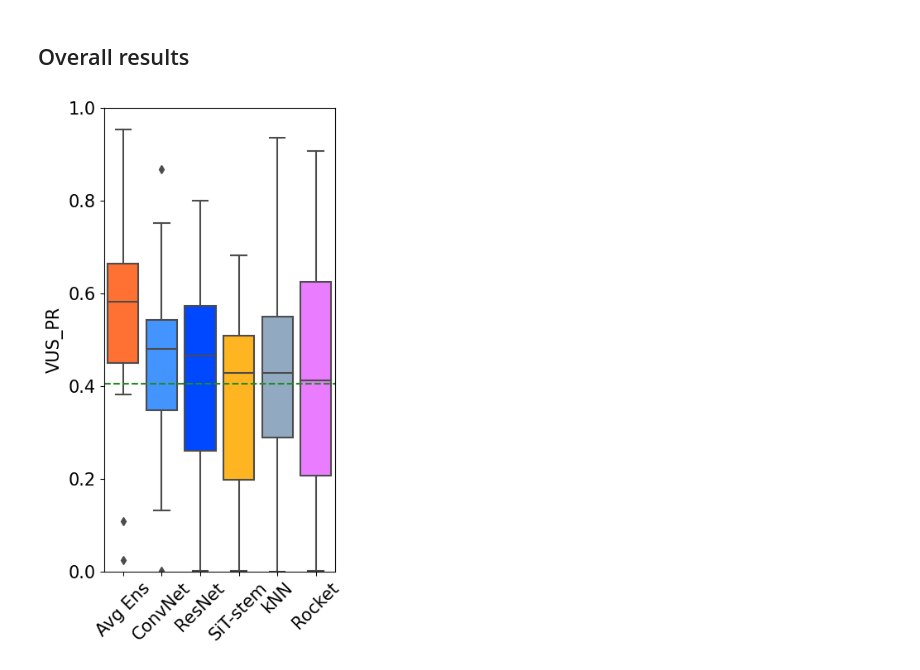
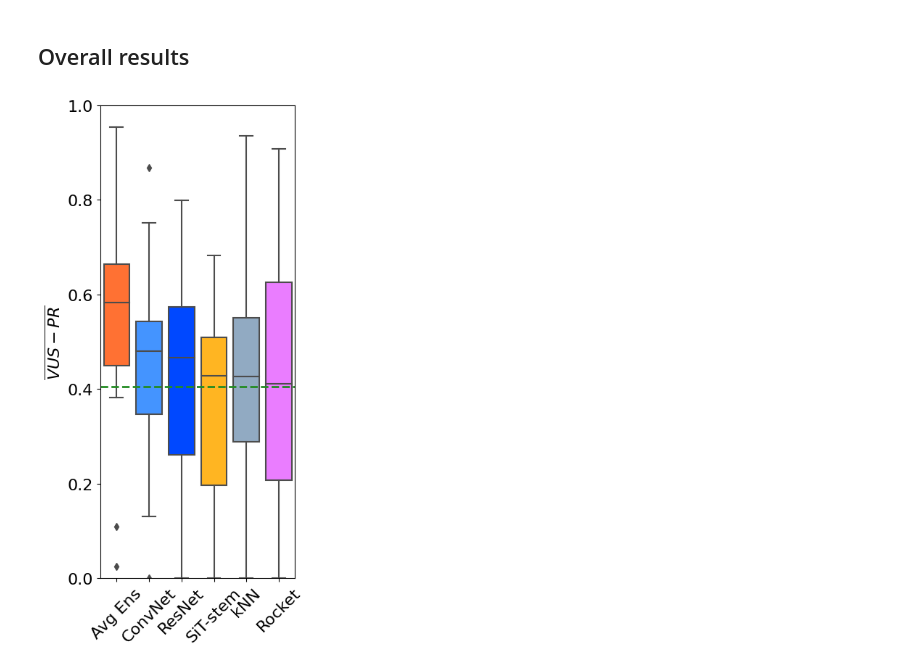
Before and after one commit to boniolp/MSAD, a Jupyter notebook: experiments/accuracy_analysis/Unsupervised_Evaluation.ipynb, the cells around one changed output. Saved outputs shown, nothing was run; the diff lists cells and outputs as text; code cells hidden in the pictures.

Commit message:
Finalizing plots

```diff
--- a/experiments/accuracy_analysis/Unsupervised_Evaluation.ipynb
+++ b/experiments/accuracy_analysis/Unsupervised_Evaluation.ipynb
@@ -142,21 +108,35 @@ plt.tight_layout()
 # %% [markdown]
 ## Overall results
 # %%
+all_dataset = []
+all_methods = None
+for split_number in range(16):
+    df = read_df(measure_name, test_size, split_number)
+    all_dataset.append(df.index[0].split('/')[0])
+    all_methods = list(df[all_method_score + ['Oracle', 'best_ad_train', 'worst_ad_test']].mean().index)
+
+df_transfer_res = pd.DataFrame(index=all_dataset, columns=all_methods)
+for split_number in range(16):
+    df = read_df(measure_name, test_size, split_number)
+    for method in all_methods:
+        df_transfer_res.at[df.index[0].split('/')[0], method] = df[method].mean()
+
 df_to_plot = df_transfer_res[all_method_score].subtract(df_transfer_res['worst_ad_test'], axis=0).div(df_transfer_res['Oracle'] - df_transfer_res['worst_ad_test'], axis=0)
 
 order = list(df_to_plot.median().sort_values().index)[::-1]
 
-plt.rcParams.update({'font.size': 15})
+plt.rcParams.update({'font.size': 16})
 
 my_pal = {"Avg Ens": methods_colors["avg_ens"], "convnet_default_128_score": methods_colors["conv"], "resnet_default_1024_score": methods_colors["conv_2"], 'knn_1024_score': methods_colors["feature_based"], 'rocket_128_score': methods_colors["rocket"], 'sit_stem_original_512_score': methods_colors["sit"]}
 names_graph = [final_names[x] for x in ['Avg Ens', 'convnet', 'resnet', 'sit_stem', 'knn', 'rocket']]
 
-plt.figure(figsize=(4, 7))
+plt.figure(figsize=(4, 8))
 sns.boxplot(df_to_plot, order=order, palette=my_pal, saturation=1)
 plt.xticks(list(range(len(names_graph))), names_graph, rotation=45)
 plt.ylim(0, 1)
-plt.ylabel(measure_name)
-plt.axhline(df_transfer_res['best_ad_train'].subtract(df_transfer_res['worst_ad_test'], axis=0).div(df_transfer_res['Oracle'] - df_transfer_res['worst_ad_test'], axis=0).mean(), linestyle='--', color=methods_colors['best_ad_train'])
+plt.ylabel(r"$\overline{" + final_names[measure_name] + "}$")
+
+plt.axhline(df_transfer_res['best_ad_train'].subtract(df_transfer_res['worst_ad_test'], axis=0).div(df_transfer_res['Oracle'] - df_transfer_res['worst_ad_test'], axis=0).mean(), linestyle='--', linewidth=2, color=methods_colors['best_ad_train'])
 plt.tight_layout()
 # %% [output]
-[figure, old version]
+[figure, new version]
```
Also changed, not shown: parts of 6 cells of this notebook, 4 other files.
